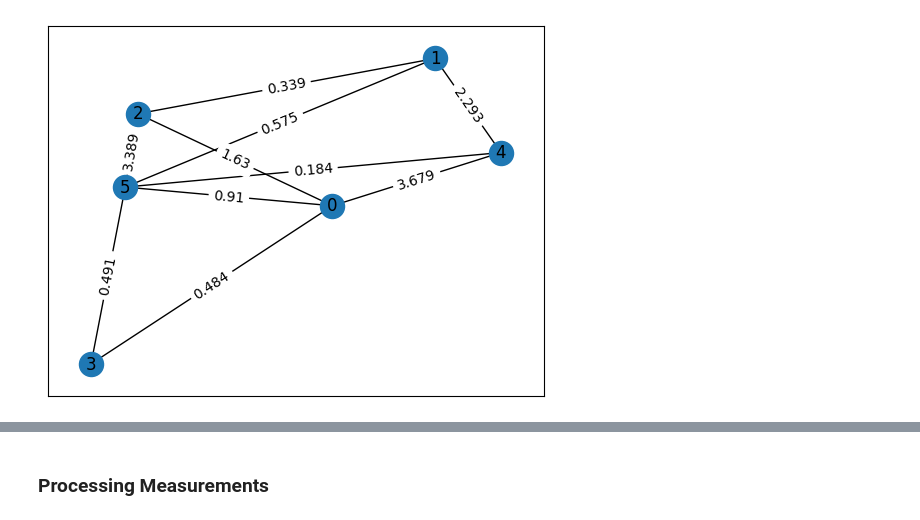
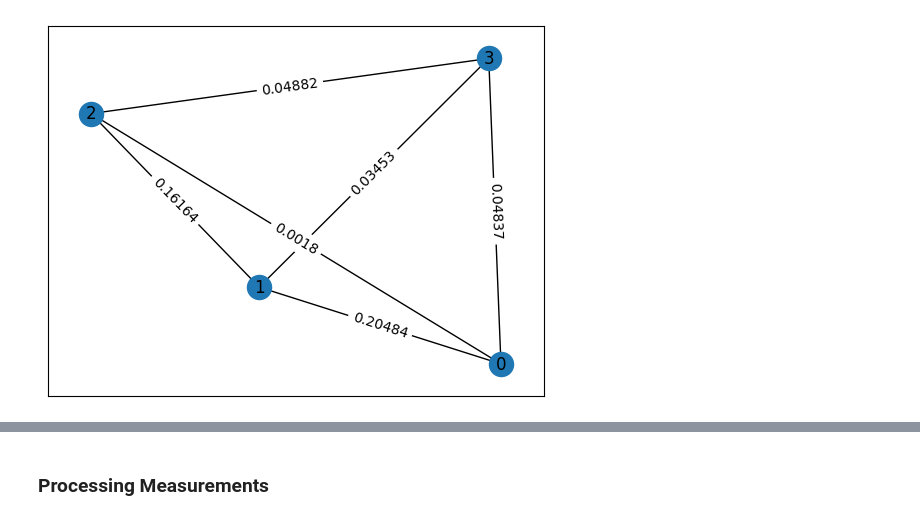
Before and after one commit to gheustace/quantum-tsp, a Jupyter notebook: tsp_impl.ipynb, the cells around one changed output, grey strips where cells are left out. Cells and saved outputs as stored; diff of their text form; code cells hidden in the pictures.

```diff
--- a/tsp_impl.ipynb
+++ b/tsp_impl.ipynb
@@ -11,21 +23,25 @@ import matplotlib.pyplot as plt
 # %%
 # NEED TO CHANGE SO THAT WE CAN PASS IN GRAPH FROM MAIN NOTEBOOK
 def generate_tsp_instance(num_cities):
-    G = nx.erdos_renyi_graph(num_cities, 0.8)
+    G = nx.erdos_renyi_graph(num_cities, 0.86)
     for e in G.edges():
-        G.add_edge(e[0], e[1], weight=np.round(np.abs(np.random.normal(0,2)),3))
+        G.add_edge(e[0], e[1], weight=np.round(np.abs(np.random.normal(0,1)),3))
+    adj_mat = nx.adjacency_matrix(G)
+    total = np.sum(adj_mat)
+    for e in G.edges():
+        G.add_edge(e[0], e[1], weight=np.round(adj_mat[e[0], e[1]]/total,5))
     return G
 # %%
 # Define TSP Instance
-G = generate_tsp_instance(6)
+G = generate_tsp_instance(4)
 
 pos = nx.spring_layout(G)
 nx.draw_networkx(G, pos)
 labels = nx.get_edge_attributes(G,'weight')
 nx.draw_networkx_edge_labels(G, pos, edge_labels=labels)
 plt.show()
 # %% [output]
-[figure, old version]
+[figure, new version]
 # %%
 m = 2
 t = 3
```
Also changed, not shown: parts of 7 cells of this notebook, 2 other files.
